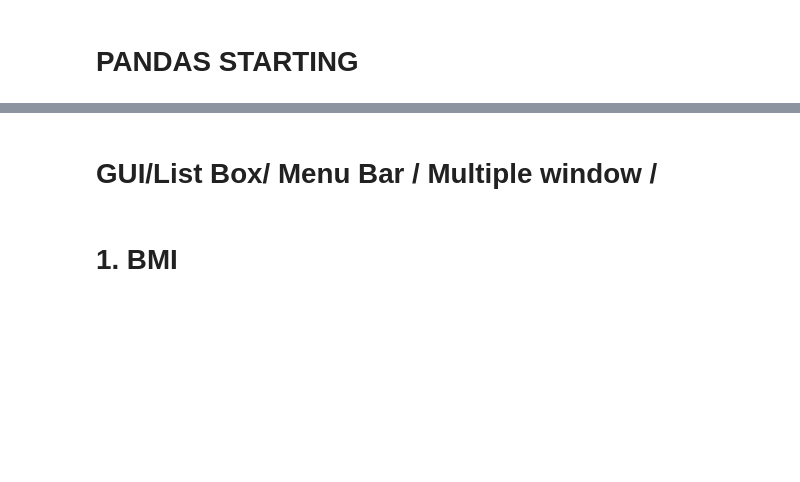
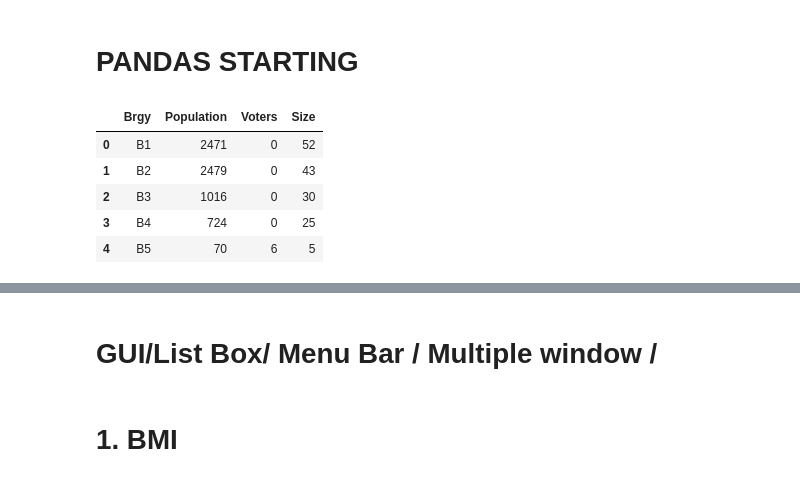
Before and after one commit to neilwaynecruz/neilwaynecruz, a Jupyter notebook: ForActivitiesPythonSirAL/1stProgram.ipynb, the cells around one changed output, grey strips where cells are left out. Drawn from its saved outputs; the diff is of its cells as text; code cells hidden in the pictures; blank space fills up the shorter version.

```diff
--- a/ForActivitiesPythonSirAL/1stProgram.ipynb
+++ b/ForActivitiesPythonSirAL/1stProgram.ipynb
@@ -11,0 +44,43 @@ student_df
+# %%
+import pandas as pd
+
+df = pd.DataFrame(
+    data = [["B1",2471,52],["B2",2479,43],["B3",1016,30],["B4",724,25]],
+    columns=["Brgy","Population","Size"],
+    index= [1,2,3,4]
+)
+
+#adding/inserting columns
+# df["Hospital"] = None
+
+#Adding/Inserting columns with corresponding value
+# df["Hospital"] = [2,3,1,0]
+
+
+#insert function
+# df.insert(index,column name, value)
+df.insert(2,"Voters",0)
+
+#adding multiple columns
+df[["Lying in","Evac Area"]] = [[5,3],[3,2],[2,1],[1,1]]
+
+# #Adding rows
+# add_data_row = pd.DataFrame(data=[["B5",70,6,5,3,1]],columns=df.columns)
+df = pd.concat([df,add_data_row],ignore_index=True)
+df
+
+# removing column
+df.drop(columns=["Lying in","Evac Area"],inplace=True)
+
+
+#removing rows
+# df.drop([1,4],axis=0)
+
+# df
+# %% [output]
+|  | Brgy | Population | Voters | Size |
+| 0 | B1 | 2471 | 0 | 52 |
+| 1 | B2 | 2479 | 0 | 43 |
+| 2 | B3 | 1016 | 0 | 30 |
+| 3 | B4 | 724 | 0 | 25 |
+| 4 | B5 | 70 | 6 | 5 |
```
Also changed, not shown: parts of 5 cells of this notebook, 1 other file.
